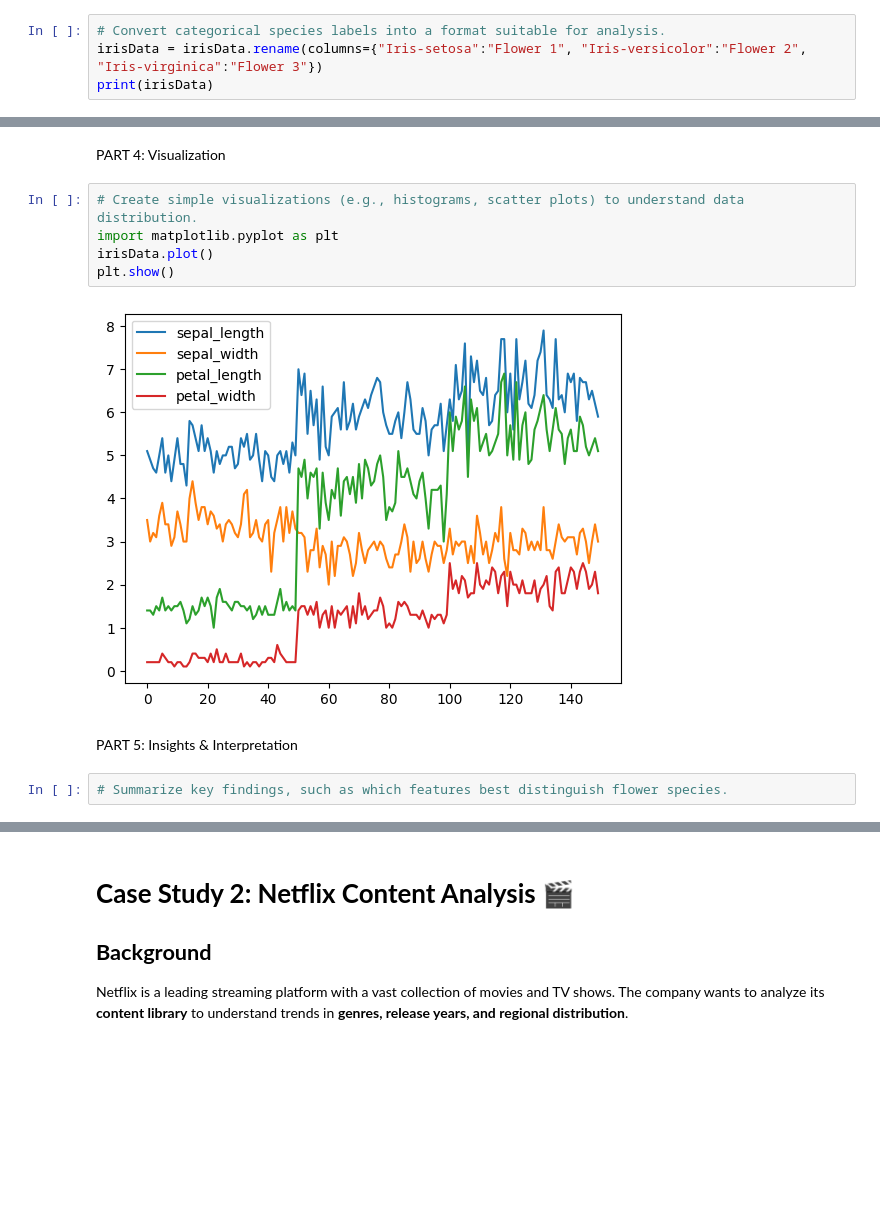
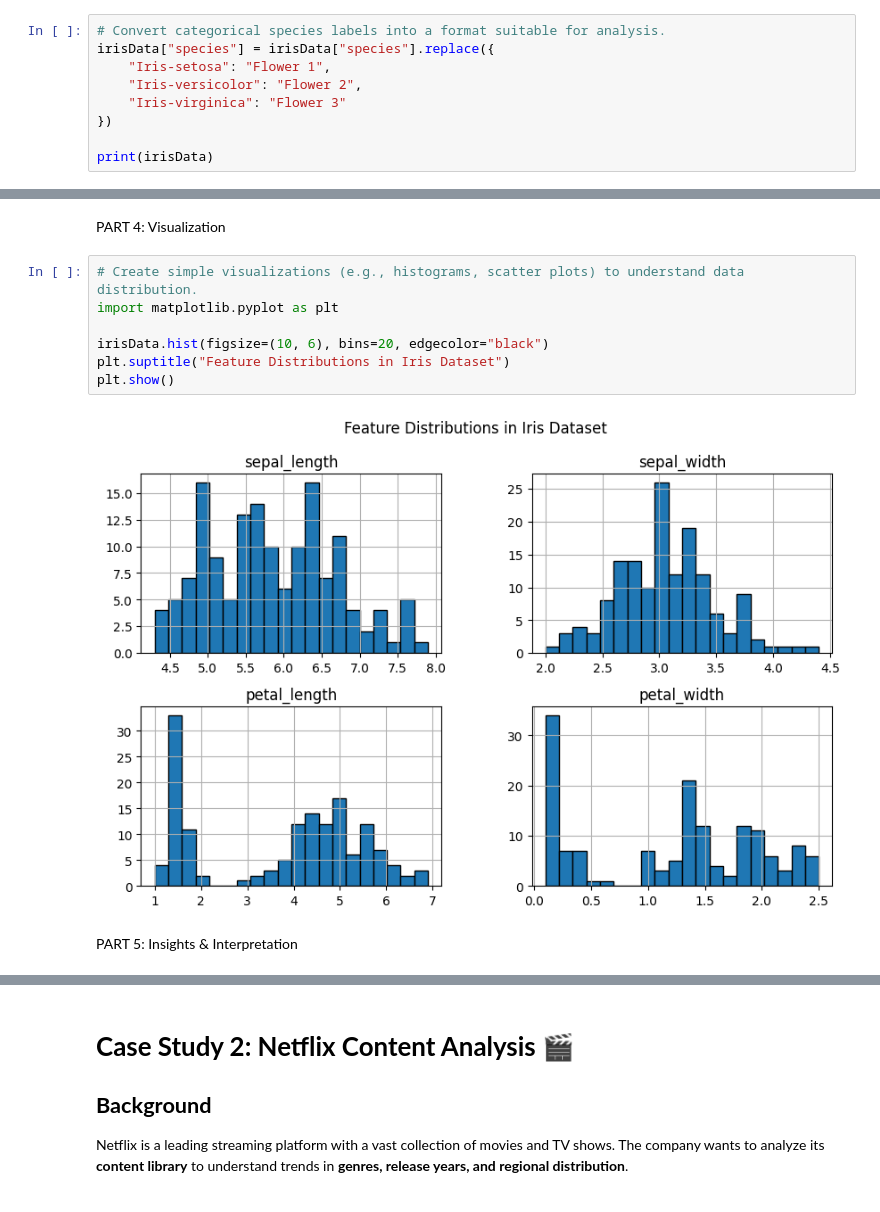
Before and after one commit to catgempesaw/CS-3246, a Jupyter notebook: [Activity_2]_Python_Pandas_Student_Copy.ipynb, the cells around one changed output, grey strips where cells are left out. Drawn from its saved outputs; the diff is of its cells as text; blank space fills up the shorter version.

Commit message:
added summary, fixed rename of species

```diff
--- a/[Activity_2]_Python_Pandas_Student_Copy.ipynb
+++ b/[Activity_2]_Python_Pandas_Student_Copy.ipynb
@@ -332,6 +342,11 @@ print(irisData.drop_duplicates(subset='species'))
 100           6.3          3.3           6.0          2.5   Iris-virginica
 # %%
 # Convert categorical species labels into a format suitable for analysis.
-irisData = irisData.rename(columns={"Iris-setosa":"Flower 1", "Iris-versicolor":"Flower 2", "Iris-virginica":"Flower 3"})
+irisData["species"] = irisData["species"].replace({
+    "Iris-setosa": "Flower 1",
+    "Iris-versicolor": "Flower 2",
+    "Iris-virginica": "Flower 3"
+})
+
 print(irisData)
 # %% [output]
@@ -374,12 +395,12 @@ PART 4: Visualization
 # %%
 # Create simple visualizations (e.g., histograms, scatter plots) to understand data distribution.
 import matplotlib.pyplot as plt
-irisData.plot()
+
+irisData.hist(figsize=(10, 6), bins=20, edgecolor="black")
+plt.suptitle("Feature Distributions in Iris Dataset")
 plt.show()
 # %% [output]
-[figure, old version]
+[figure, new version]
 # %% [markdown]
 
 PART 5: Insights & Interpretation
-# %%
-# Summarize key findings, such as which features best distinguish flower species.
```
Also changed, not shown: parts of 18 cells of this notebook.
